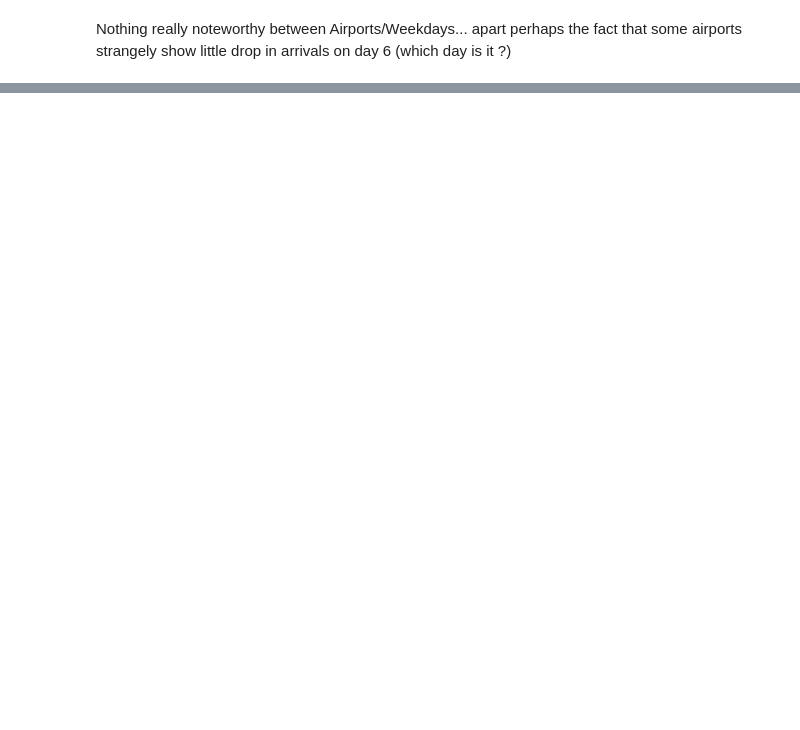
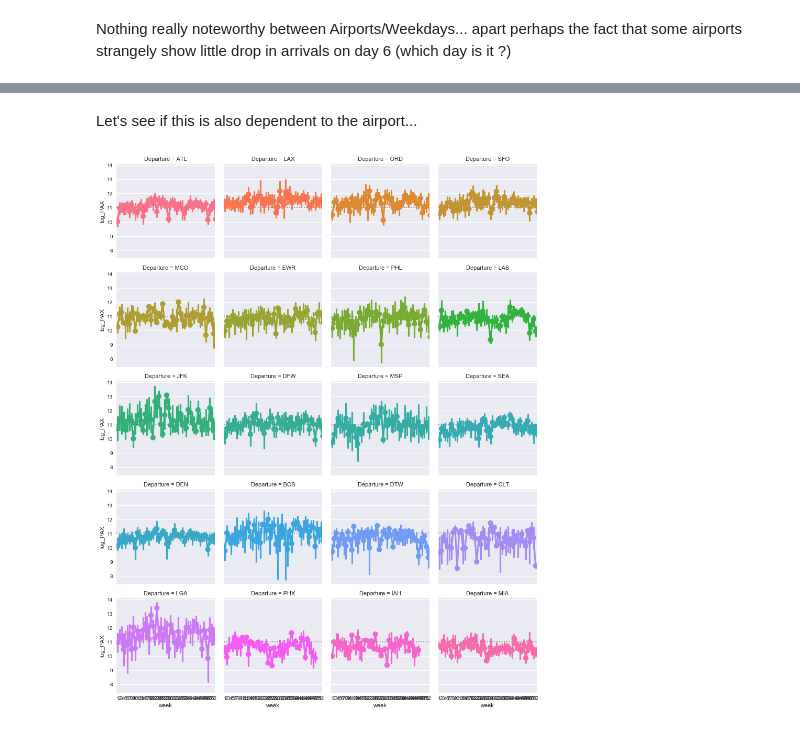
Before and after one commit to tostain/air_passengers, a Jupyter notebook: notebooks/air_passengers_exploration.ipynb, the cells around one changed output, grey strips where cells are left out. Saved outputs shown, nothing was run; the diff lists cells and outputs as text; code cells hidden in the pictures; blank space fills up the shorter version.

```diff
--- a/notebooks/air_passengers_exploration.ipynb
+++ b/notebooks/air_passengers_exploration.ipynb
@@ -285,0 +314,13 @@ grid.map(sns.pointplot, "weekday", "log_PAX");
+# %% [markdown]
+Let's see if this is also dependent to the airport...
+# %%
+# Initialize a grid of plots with an Axes for each Departure point
+grid = sns.FacetGrid(data_encoded_sorted, col="Departure", hue ="Departure" , col_wrap=4)
+
+# Draw a horizontal line to show the starting point
+grid.map(plt.axhline, y=data_encoded_sorted.log_PAX.median(), ls=":", c=".5")
+
+# Draw a pointplot to show the trajectory of each seasonality
+grid.map(sns.pointplot, "week", "log_PAX");
+# %% [output]
+[figure, added]
```
Also changed, not shown: parts of 13 cells of this notebook, 7 other files.
